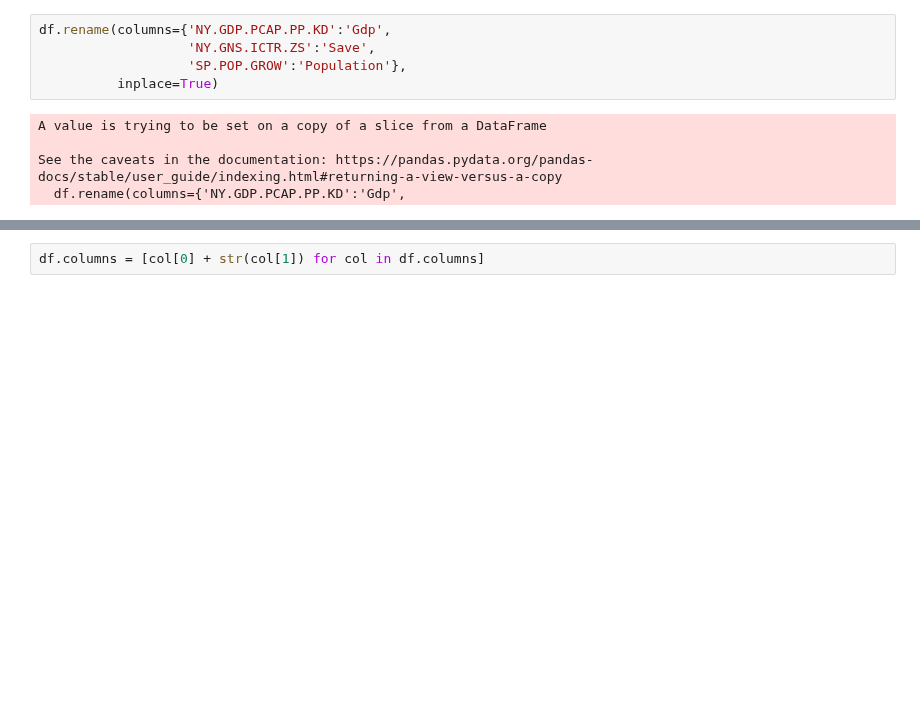
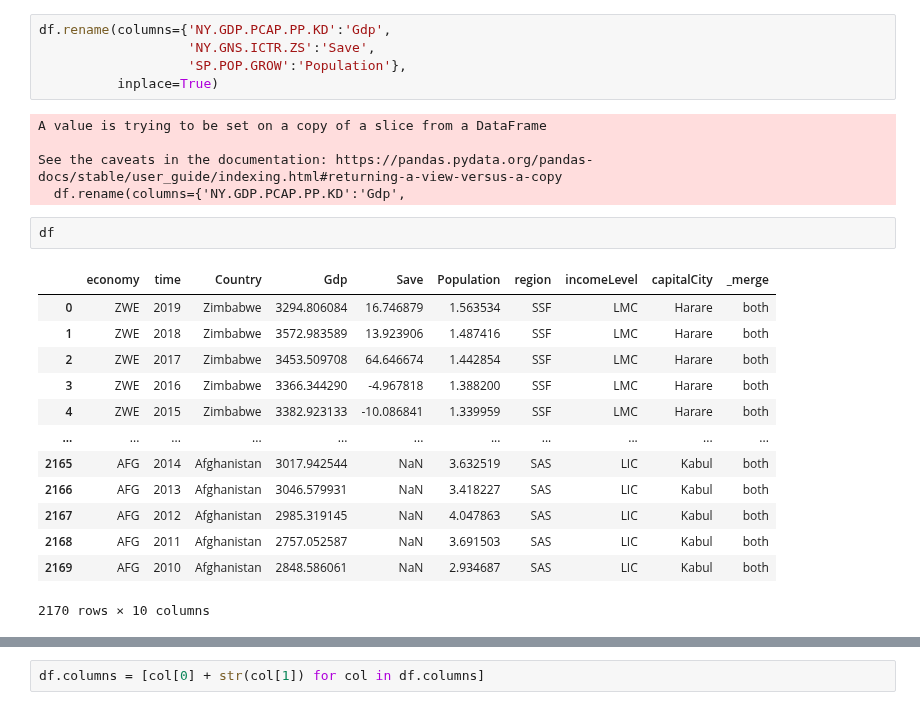
Before and after one commit to it-ces/PUBLIC-AI, a Jupyter notebook: short-labs-pandas/solow_data(ai_page).ipynb, the cells around one changed output, grey strips where cells are left out. Cells and saved outputs as stored; diff of their text form; blank space fills up the shorter version.

```diff
--- a/short-labs-pandas/solow_data(ai_page).ipynb
+++ b/short-labs-pandas/solow_data(ai_page).ipynb
@@ -99,5 +131,21 @@ A value is trying to be set on a copy of a slice from a DataFrame
 
 See the caveats in the documentation: https://pandas.pydata.org/pandas-docs/stable/user_guide/indexing.html#returning-a-view-versus-a-copy
   df.rename(columns={'NY.GDP.PCAP.PP.KD':'Gdp',
+# %%
+df
+# %% [output]
+|  | economy | time | Country | Gdp | Save | Population | region | incomeLevel | capitalCity | _merge |
+| 0 | ZWE | 2019 | Zimbabwe | 3294.806084 | 16.746879 | 1.563534 | SSF | LMC | Harare | both |
+| 1 | ZWE | 2018 | Zimbabwe | 3572.983589 | 13.923906 | 1.487416 | SSF | LMC | Harare | both |
+| 2 | ZWE | 2017 | Zimbabwe | 3453.509708 | 64.646674 | 1.442854 | SSF | LMC | Harare | both |
+| 3 | ZWE | 2016 | Zimbabwe | 3366.344290 | -4.967818 | 1.388200 | SSF | LMC | Harare | both |
+| 4 | ZWE | 2015 | Zimbabwe | 3382.923133 | -10.086841 | 1.339959 | SSF | LMC | Harare | both |
+| ... | ... | ... | ... | ... | ... | ... | ... | ... | ... | ... |
+| 2165 | AFG | 2014 | Afghanistan | 3017.942544 | NaN | 3.632519 | SAS | LIC | Kabul | both |
+| 2166 | AFG | 2013 | Afghanistan | 3046.579931 | NaN | 3.418227 | SAS | LIC | Kabul | both |
+| 2167 | AFG | 2012 | Afghanistan | 2985.319145 | NaN | 4.047863 | SAS | LIC | Kabul | both |
+| 2168 | AFG | 2011 | Afghanistan | 2757.052587 | NaN | 3.691503 | SAS | LIC | Kabul | both |
+| 2169 | AFG | 2010 | Afghanistan | 2848.586061 | NaN | 2.934687 | SAS | LIC | Kabul | both |
+2170 rows × 10 columns
 # %%
 df   = df.pivot(index = ['economy', 'Country'], columns='time', values=['Gdp',	'Save'	,'Population'])
```
Also changed, not shown: parts of 12 cells of this notebook.
